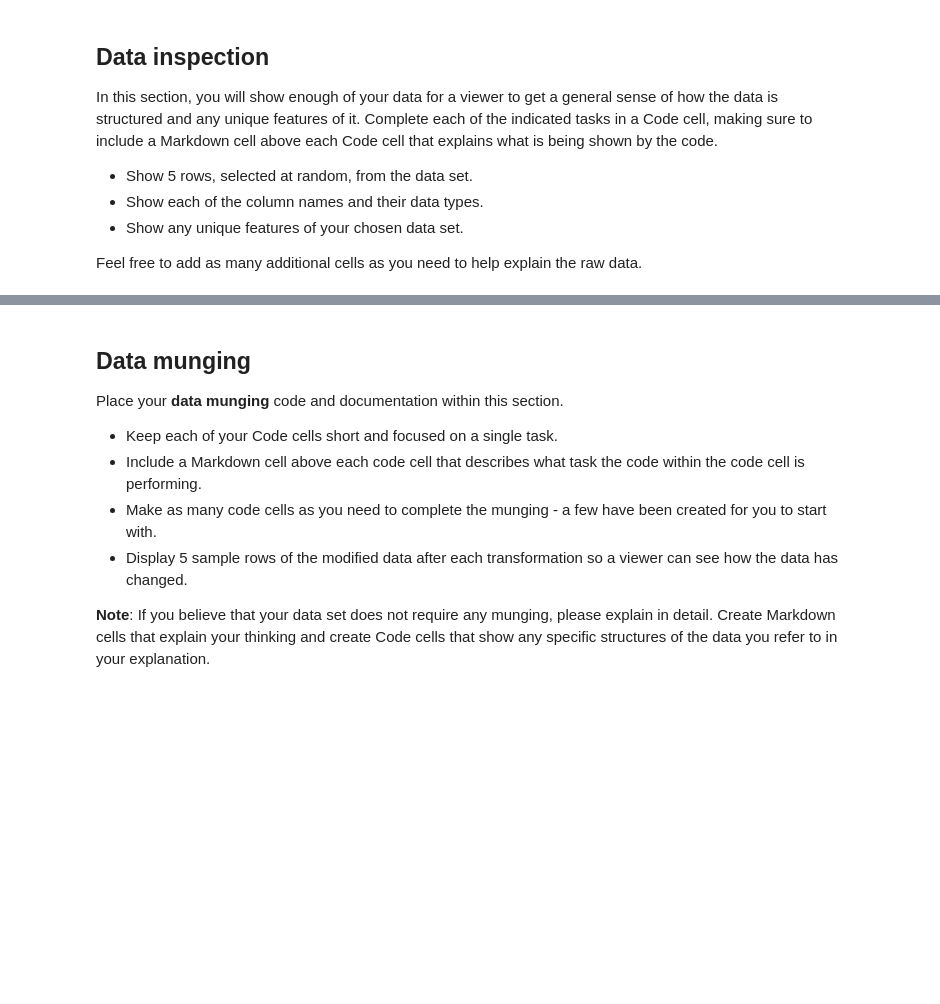
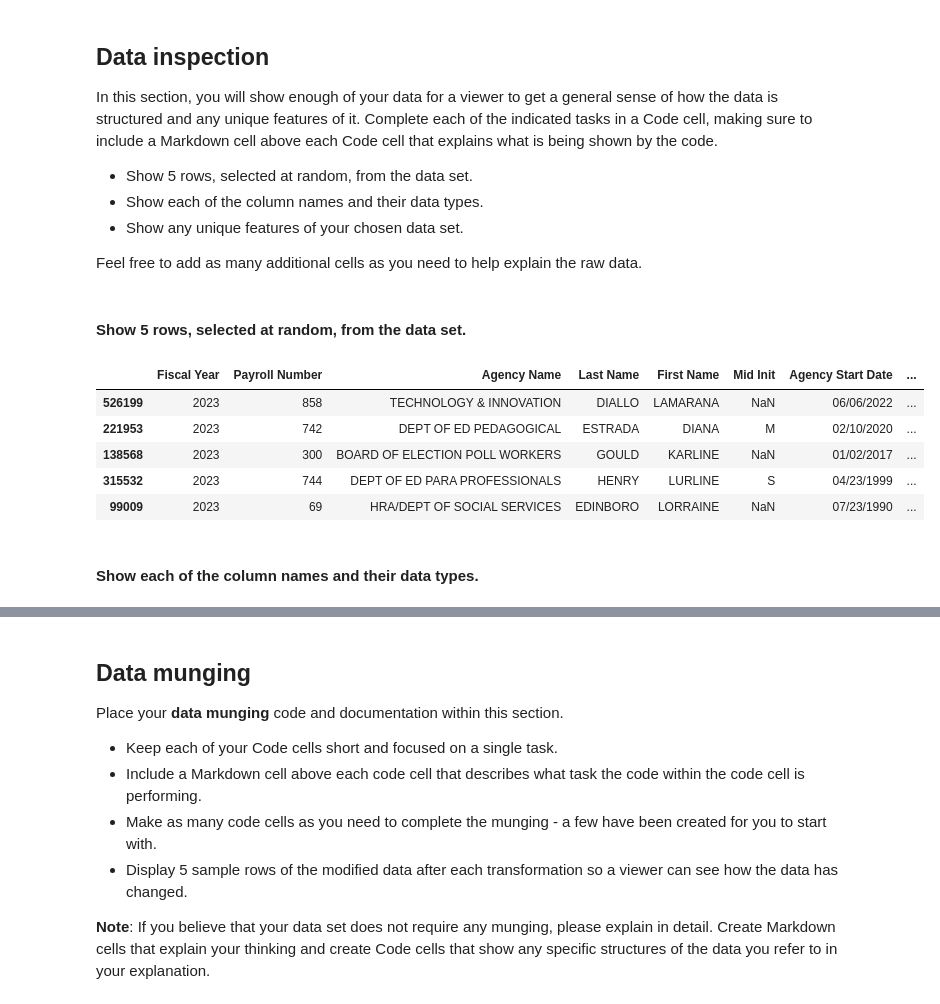
Before and after one commit to dbdesign-students-spring2024/8-pandas-exploration-MichaelJiang3174, a Jupyter notebook: analysis.ipynb, the cells around one changed output, grey strips where cells are left out. Cells and saved outputs as stored; diff of their text form; code cells hidden in the pictures; blank space fills up the shorter version.

```diff
--- a/analysis.ipynb
+++ b/analysis.ipynb
@@ -35,3 +36,17 @@ In this section, you will show enough of your data for a viewer to get a general
 - Show any unique features of your chosen data set.
 
 Feel free to add as many additional cells as you need to help explain the raw data.
+# %% [markdown]
+#### Show 5 rows, selected at random, from the data set.
+# %%
+random_sample = data.sample(5)
+random_sample
+# %% [output]
+|  | Fiscal Year | Payroll Number | Agency Name | Last Name | First Name | Mid Init | Agency Start Date | ... |
+| 526199 | 2023 | 858 | TECHNOLOGY & INNOVATION | DIALLO | LAMARANA | NaN | 06/06/2022 | ... |
+| 221953 | 2023 | 742 | DEPT OF ED PEDAGOGICAL | ESTRADA | DIANA | M | 02/10/2020 | ... |
+| 138568 | 2023 | 300 | BOARD OF ELECTION POLL WORKERS | GOULD | KARLINE | NaN | 01/02/2017 | ... |
+| 315532 | 2023 | 744 | DEPT OF ED PARA PROFESSIONALS | HENRY | LURLINE | S | 04/23/1999 | ... |
+| 99009 | 2023 | 69 | HRA/DEPT OF SOCIAL SERVICES | EDINBORO | LORRAINE | NaN | 07/23/1990 | ... |
+# %% [markdown]
+#### Show each of the column names and their data types.
```
Also changed, not shown: parts of 27 cells of this notebook.
